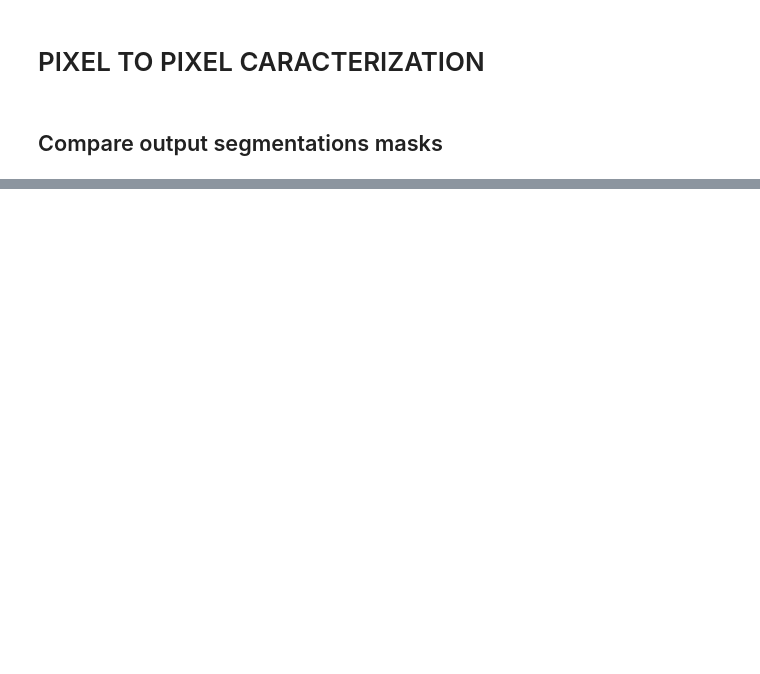
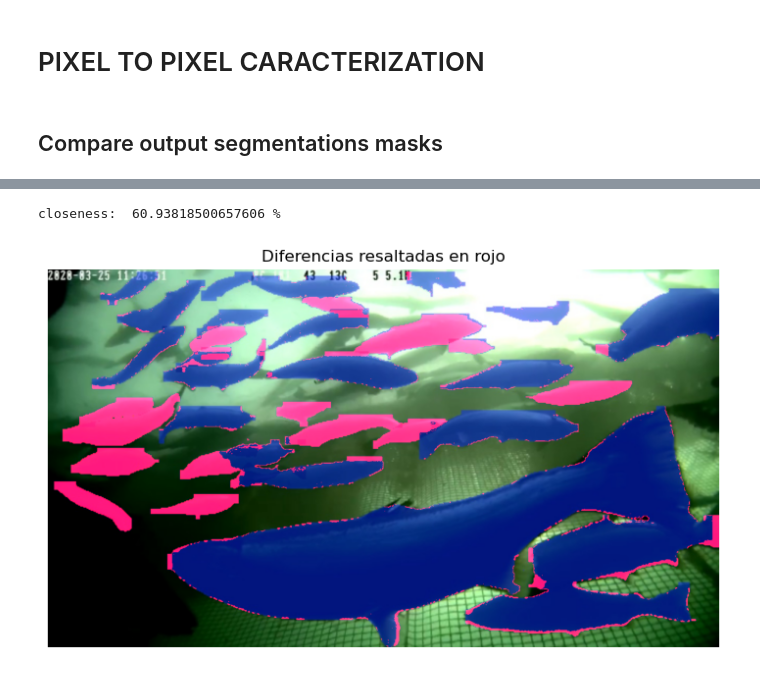
Before and after one commit to Juanx65/SalmonsTRT, a Jupyter notebook: mAP_caracterization.ipynb, the cells around one changed output, grey strips where cells are left out. Saved outputs shown, nothing was run; the diff lists cells and outputs as text; code cells hidden in the pictures; blank space fills up the shorter version.

Commit message:
mAP caracterization para medir una espeice de closeness segun las mascaras de segmentacion

```diff
--- a/mAP_caracterization.ipynb
+++ b/mAP_caracterization.ipynb
@@ -78,31 +98,0 @@ else:
-# %%
-def compare_images(image1, image2):
-    # Leer imágenes en escala de grises
-    img1 = cv2.imread(image1) # imagen del modelo base
-    img2 = cv2.imread(image2) # imagen del modelo optimizado
-
-    if img1.shape != img2.shape:
-        raise ValueError("Las imágenes deben tener el mismo tamaño y número de canales")
-
-    # Convertir a escala de grises
-    gray1 = cv2.cvtColor(img1, cv2.COLOR_BGR2GRAY)
-    gray2 = cv2.cvtColor(img2, cv2.COLOR_BGR2GRAY)
-
-    # Calcular la diferencia absoluta
-    diferencia = cv2.absdiff(gray1, gray2)
-
-    # Umbral para obtener las diferencias significativas
-    _, imagen_binaria = cv2.threshold(diferencia, 1, 1, cv2.THRESH_BINARY)
-
-    # Crear una máscara donde las diferencias sean no-cero
-    mask = cv2.merge([imagen_binaria, imagen_binaria, imagen_binaria])
-
-    # Crear una superposición roja
-    overlay = np.zeros_like(img1, dtype=np.uint8)
-    overlay[:, :, 2] = 255  # Canal rojo
-
-    # Aplicar la superposición roja donde haya diferencias
-    img1_con_diferencias = cv2.addWeighted(img1, 0.5, overlay, 0.5, 0.5)
-    img1_con_diferencias[mask == 0] = img1[mask == 0]
-
-    return img1_con_diferencias
@@ -109,9 +158,14 @@ def compare_images(image1, image2):
 # %%
-comparacion_binaria = compare_images('outputs/segmentation/vanilla.jpg','outputs/segmentation/fp16.jpg')
+comparacion_binaria, closeness = compare_images('outputs/segmentation/vanilla.jpg','outputs/segmentation/int8.jpg')
 cv2.imwrite('outputs/segmentation/salmon_binario.jpg', comparacion_binaria)
+
 # Mostrar la imagen con matplotlib
+print("closeness: ", closeness, '%')
 plt.figure(figsize=(10, 5))
 plt.imshow(cv2.cvtColor(comparacion_binaria, cv2.COLOR_BGR2RGB))  # Convertir de BGR a RGB para mostrar correctamente con matplotlib
 plt.axis('off')  # Ocultar ejes
 plt.title("Diferencias resaltadas en rojo")
 plt.show()
+# %% [output]
+closeness:  60.93818500657606 %
+[figure, added]
```
Also changed, not shown: parts of 11 cells of this notebook, 1 other file.
